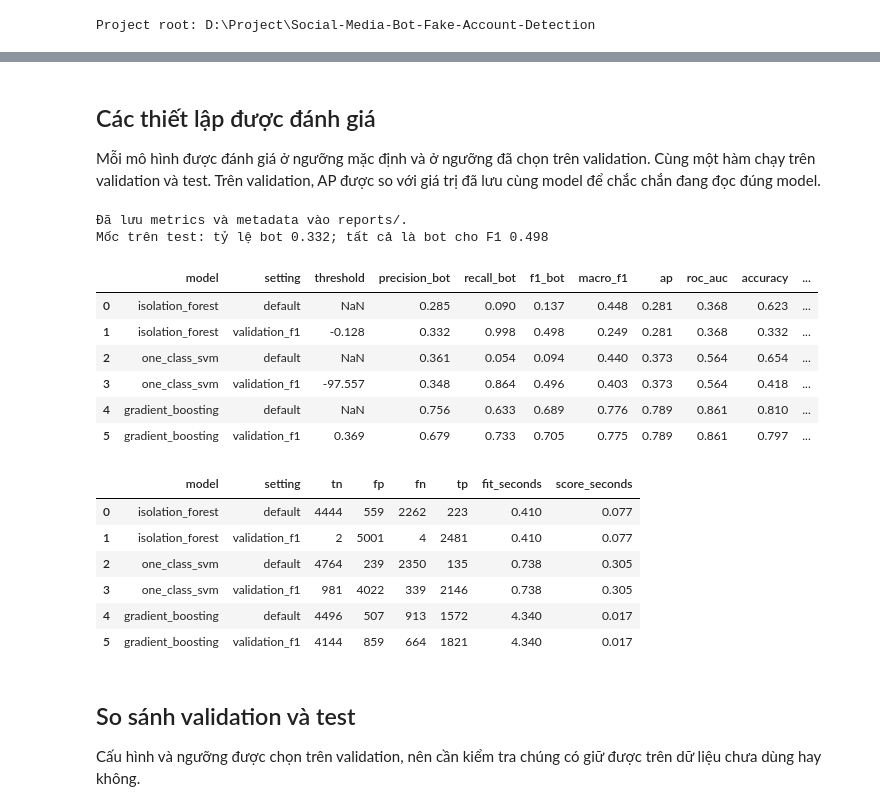
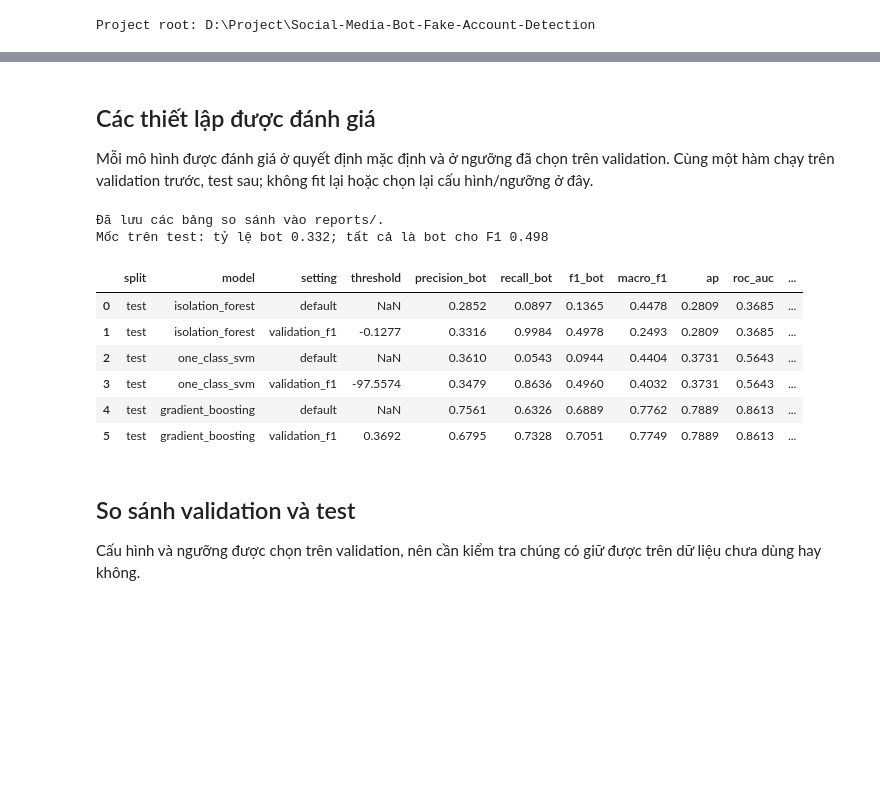
Before and after one commit to nbatho/Social-Media-Bot-Fake-Account-Detection, a Jupyter notebook: notebooks/04_evaluation.ipynb, the cells around one changed output, grey strips where cells are left out. Drawn from its saved outputs; the diff is of its cells as text; code cells hidden in the pictures; blank space fills up the shorter version.

Commit message:
refactor: simplify evaluation notebook and retain test history

```diff
--- a/notebooks/04_evaluation.ipynb
+++ b/notebooks/04_evaluation.ipynb
@@ -82,67 +66,29 @@ display(pd.DataFrame({
 # %% [markdown]
 ## Các thiết lập được đánh giá
 
-Mỗi mô hình được đánh giá ở ngưỡng mặc định và ở ngưỡng đã chọn trên validation. Cùng một hàm chạy trên validation và test. Trên validation, AP được so với giá trị đã lưu cùng model để chắc chắn đang đọc đúng model.
+Mỗi mô hình được đánh giá ở quyết định mặc định và ở ngưỡng đã chọn trên validation. Cùng một hàm chạy trên validation trước, test sau; không fit lại hoặc chọn lại cấu hình/ngưỡng ở đây.
 # %%
-import json
-
-
-def model_scores(name, X):
-    return saved_model_scores(name, bundles[name], X)
-
-
-def model_predictions(name, X, threshold, scores):
-    return saved_model_predictions(name, bundles[name], X, threshold, scores)
-
-
-validation_results = evaluate_models(bundles, X_val, y_val, "validation")
-validate_validation_metrics(bundles, validation_results)
+validation_results = compare_models(bundles, validation, "validation")
 validation_results.to_csv(REPORTS_DIR / "comparison_validation_metrics.csv", index=False)
 
-# All model/config/threshold choices and validation checks precede test scoring.
-metrics = evaluate_models(bundles, X_test, y_test, "test")
+# Chỉ đánh giá test sau khi cấu hình và ngưỡng đã cố định trên validation.
+metrics = compare_models(bundles, test, "test")
 metrics.to_csv(REPORTS_DIR / "metrics.csv", index=False)
-evaluation_run = {
-    "evaluated_at_utc": metrics["evaluated_at_utc"].iloc[0],
-    "evaluation_split": "test", "test_rows": len(test), "validation_rows": len(validation),
-    "test_used_for_selection": False,
-    "test_history": "See notebook 04: prior descriptive/test use and interim-model evaluations; "
-                    "2026-11-10 integration evaluates the official notebook-03 models.",
-    "metrics_sha256": file_sha256(REPORTS_DIR / "metrics.csv"),
-    "code_sha256": {f"src/{name}.py": file_sha256(project_root / "src" / f"{name}.py")
-                    for name in ("comparison", "evaluate", "train")},
-    "models": {name: {
-        "run_id": bundle["run_id"], "model_sha256": bundle["model_sha256"],
-        "config": bundle["config"], "thresholds": bundle["thresholds"],
-        "provenance": bundle["provenance"], "sklearn_version": bundle["sklearn_version"],
-    } for name, bundle in bundles.items()},
-}
-(REPORTS_DIR / "evaluation_run.json").write_text(
-    json.dumps(evaluation_run, ensure_ascii=False, indent=2, allow_nan=False) + "\n", encoding="utf-8")
-print("Đã lưu metrics và metadata vào reports/.")
+print("Đã lưu các bảng so sánh vào reports/.")
 
 bot_share = y_test.mean()
 print(f"Mốc trên test: tỷ lệ bot {bot_share:.3f}; tất cả là bot cho F1 {2 * bot_share / (1 + bot_share):.3f}")
-display(metrics[["model", "setting", "threshold", "precision_bot", "recall_bot", "f1_bot", "macro_f1",
-                 "ap", "roc_auc", "accuracy", "flagged_share"]].round(3))
-display(metrics[["model", "setting", "tn", "fp", "fn", "tp", "fit_seconds", "score_seconds"]].round(3))
+display(metrics.round(4))
 # %% [output]
-Đã lưu metrics và metadata vào reports/.
+Đã lưu các bảng so sánh vào reports/.
 Mốc trên test: tỷ lệ bot 0.332; tất cả là bot cho F1 0.498
-|  | model | setting | threshold | precision_bot | recall_bot | f1_bot | macro_f1 | ap | roc_auc | accuracy | ... |
-| 0 | isolation_forest | default | NaN | 0.285 | 0.090 | 0.137 | 0.448 | 0.281 | 0.368 | 0.623 | ... |
-| 1 | isolation_forest | validation_f1 | -0.128 | 0.332 | 0.998 | 0.498 | 0.249 | 0.281 | 0.368 | 0.332 | ... |
-| 2 | one_class_svm | default | NaN | 0.361 | 0.054 | 0.094 | 0.440 | 0.373 | 0.564 | 0.654 | ... |
-| 3 | one_class_svm | validation_f1 | -97.557 | 0.348 | 0.864 | 0.496 | 0.403 | 0.373 | 0.564 | 0.418 | ... |
-| 4 | gradient_boosting | default | NaN | 0.756 | 0.633 | 0.689 | 0.776 | 0.789 | 0.861 | 0.810 | ... |
-| 5 | gradient_boosting | validation_f1 | 0.369 | 0.679 | 0.733 | 0.705 | 0.775 | 0.789 | 0.861 | 0.797 | ... |
+|  | split | model | setting | threshold | precision_bot | recall_bot | f1_bot | macro_f1 | ap | roc_auc | ... |
+| 0 | test | isolation_forest | default | NaN | 0.2852 | 0.0897 | 0.1365 | 0.4478 | 0.2809 | 0.3685 | ... |
+| 1 | test | isolation_forest | validation_f1 | -0.1277 | 0.3316 | 0.9984 | 0.4978 | 0.2493 | 0.2809 | 0.3685 | ... |
+| 2 | test | one_class_svm | default | NaN | 0.3610 | 0.0543 | 0.0944 | 0.4404 | 0.3731 | 0.5643 | ... |
+| 3 | test | one_class_svm | validation_f1 | -97.5574 | 0.3479 | 0.8636 | 0.4960 | 0.4032 | 0.3731 | 0.5643 | ... |
+| 4 | test | gradient_boosting | default | NaN | 0.7561 | 0.6326 | 0.6889 | 0.7762 | 0.7889 | 0.8613 | ... |
+| 5 | test | gradient_boosting | validation_f1 | 0.3692 | 0.6795 | 0.7328 | 0.7051 | 0.7749 | 0.7889 | 0.8613 | ... |
-|  | model | setting | tn | fp | fn | tp | fit_seconds | score_seconds |
-| 0 | isolation_forest | default | 4444 | 559 | 2262 | 223 | 0.410 | 0.077 |
-| 1 | isolation_forest | validation_f1 | 2 | 5001 | 4 | 2481 | 0.410 | 0.077 |
-| 2 | one_class_svm | default | 4764 | 239 | 2350 | 135 | 0.738 | 0.305 |
-| 3 | one_class_svm | validation_f1 | 981 | 4022 | 339 | 2146 | 0.738 | 0.305 |
-| 4 | gradient_boosting | default | 4496 | 507 | 913 | 1572 | 4.340 | 0.017 |
-| 5 | gradient_boosting | validation_f1 | 4144 | 859 | 664 | 1821 | 4.340 | 0.017 |
 # %% [markdown]
 ## So sánh validation và test
 
```
Also changed, not shown: parts of 5 cells of this notebook.
